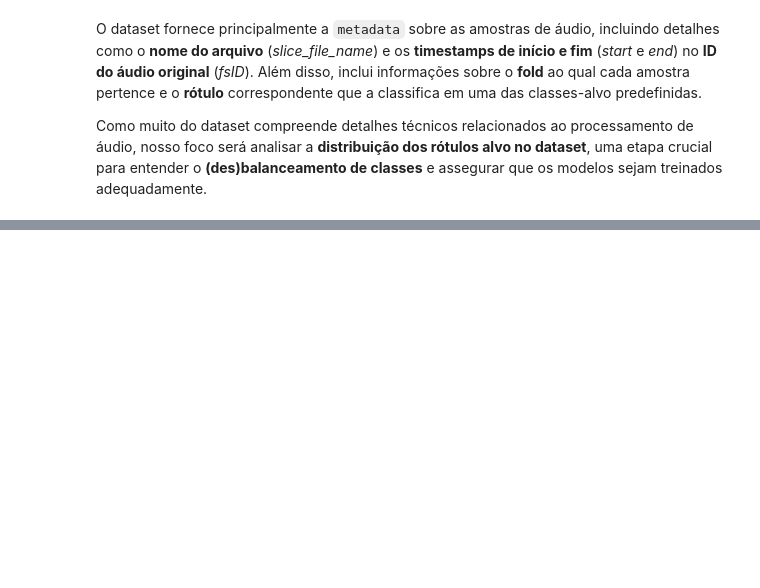
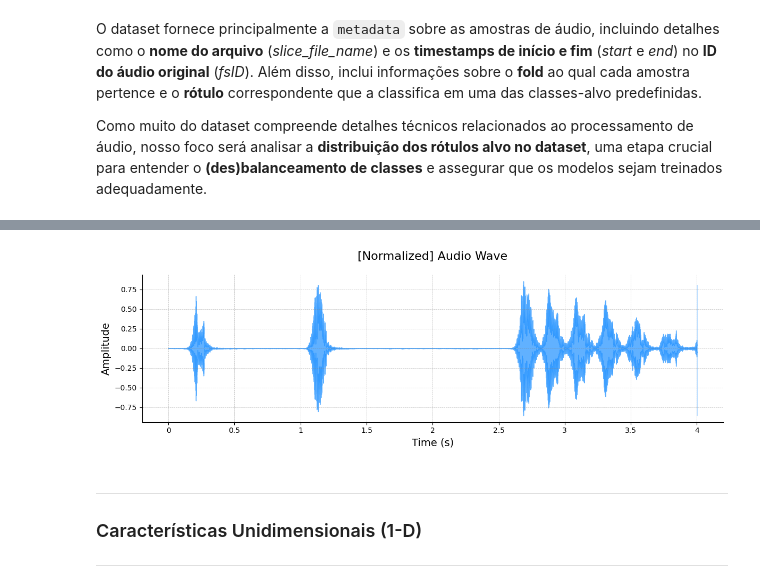
Before and after one commit to NightF0x26/ML2-Project, a Jupyter notebook: Urban-Sound-Classification/UrbanSound.ipynb, the cells around one changed output, grey strips where cells are left out. Cells and saved outputs as stored; diff of their text form; code cells hidden in the pictures; blank space fills up the shorter version.

Commit message:
Data Extraction and Analysis

```diff
--- a/Urban-Sound-Classification/UrbanSound.ipynb
+++ b/Urban-Sound-Classification/UrbanSound.ipynb
@@ -91,0 +102,5 @@ C:\Users\zni02\AppData\Local\Microsoft\WindowsApps\PythonSoftwareFoundation.Pyth
+# %%
+# Load Configuration Dictionaries
+config = loadConfig()
+pathsConfig = loadPathsConfig()
+config
@@ -101,7 +125,7 @@ C:\Users\zni02\AppData\Local\Microsoft\WindowsApps\PythonSoftwareFoundation.Pyth
 Nesta fase inicial do projeto, planejamos **revisar e analisar os dados** presentes no dataset UrbanSound8k. Nosso objetivo é obter melhores percepções não apenas sobre os dados disponíveis, mas também sobre **técnicas de processamento eficazes** que nos ajudem a preparar os dados para o treinamento dos modelos.
 # %%
 # Load the dataset metadata
-df = pd.read_csv('E:\\iacd\\3ano\\AC2\\metadata\\UrbanSound8K.csv')
+df = pd.read_csv('./UrbanSound8K/metadata/UrbanSound8K.csv')
 
 df.head()
 # %% [output]
@@ -117,0 +148,5 @@ Como muito do dataset compreende detalhes técnicos relacionados ao processament
+# %%
+# Load a audio
+audioName = '101415-3-0-2.wav'
+audioData = loadAudio(df_audio=df, audioSliceName=audioName, audioDuration=config['DURATION'], targetSampleRate=config['SAMPLE_RATE'], usePadding=True)
+audioData.shape
@@ -117,0 +160,9 @@ Como muito do dataset compreende detalhes técnicos relacionados ao processament
+# %%
+# Plot the Audio Wave
+plotAudioWave(df_audio=df, audioSliceName=audioName, config=config)
+# %% [output]
+[figure, added]
+# %% [markdown]
+---
+### Características Unidimensionais (1-D)
+---
```
Also changed, not shown: parts of 40 cells of this notebook, 58 other files.
